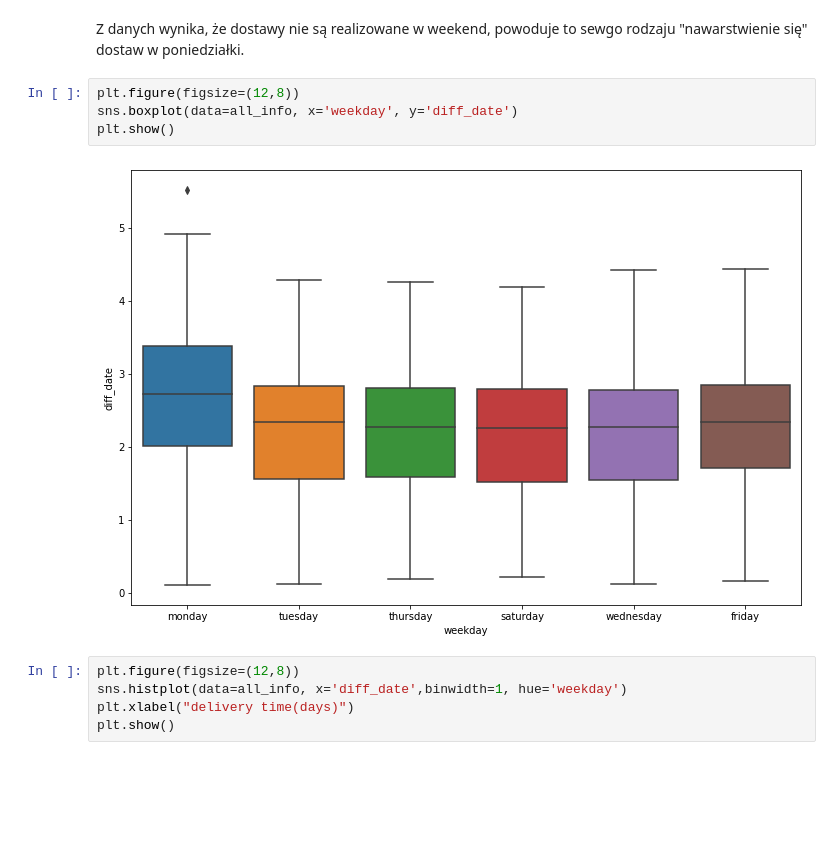
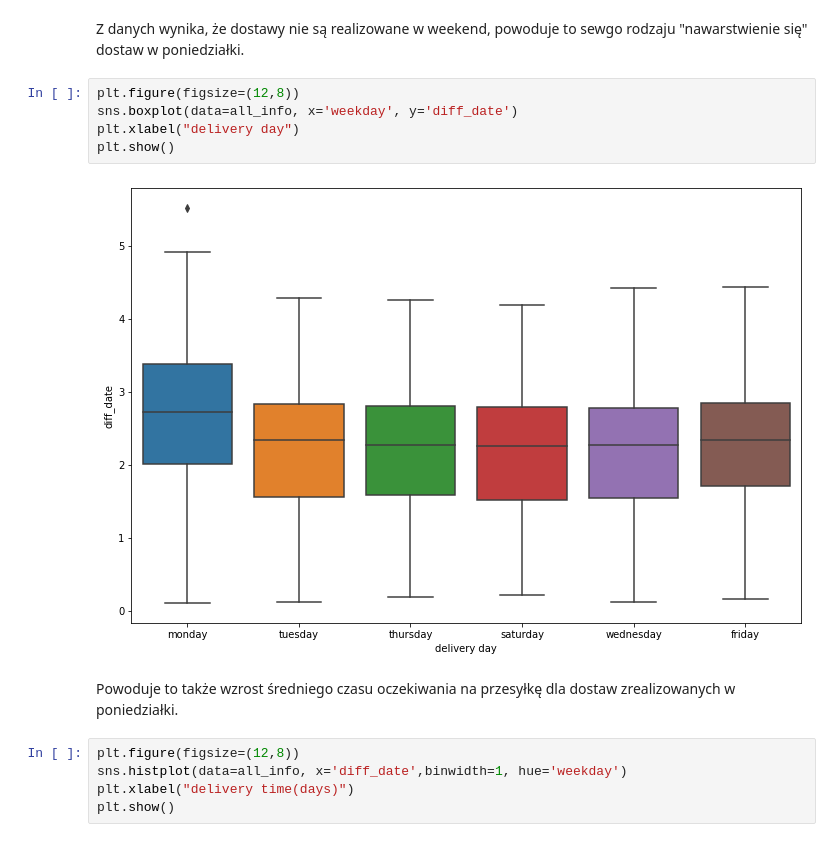
Before and after one commit to pszachew/Delivery-Prediction, a Jupyter notebook: EDA.ipynb, the cells around one changed output. Saved outputs shown, nothing was run; the diff lists cells and outputs as text; blank space fills up the shorter version.

```diff
--- a/EDA.ipynb
+++ b/EDA.ipynb
@@ -196,9 +211,12 @@ Z danych wynika, że dostawy nie są realizowane w weekend, powoduje to sewgo ro
 # %%
 plt.figure(figsize=(12,8))
 sns.boxplot(data=all_info, x='weekday', y='diff_date')
+plt.xlabel("delivery day")
 plt.show()
 # %% [output]
-[figure, old version]
+[figure, new version]
+# %% [markdown]
+Powoduje to także wzrost średniego czasu oczekiwania na przesyłkę dla dostaw zrealizowanych w poniedziałki.
 # %%
 plt.figure(figsize=(12,8))
 sns.histplot(data=all_info, x='diff_date',binwidth=1, hue='weekday')
```
Also changed, not shown: parts of 10 cells of this notebook.
